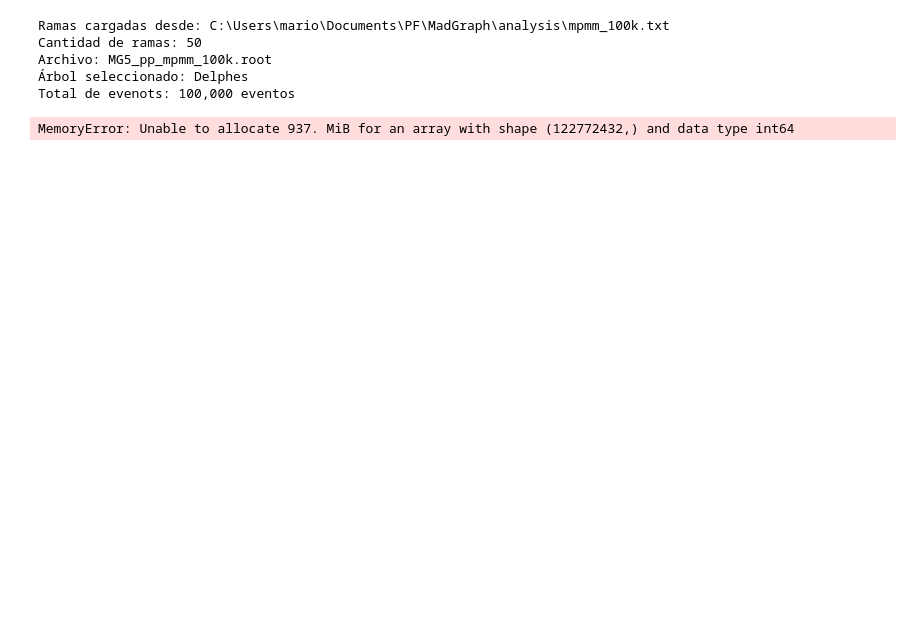
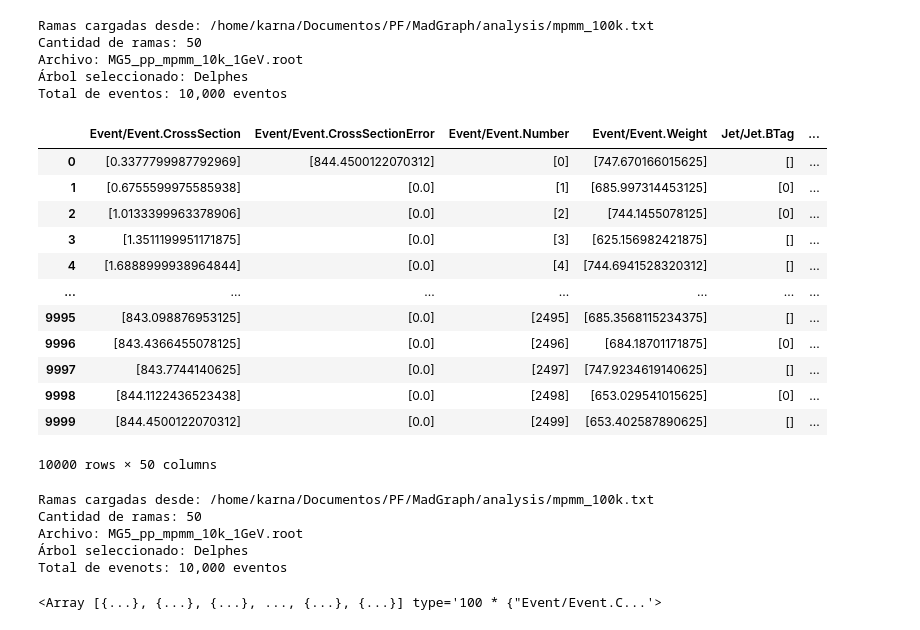
Before and after one commit to MASilva139/ECFM-PF, a Jupyter notebook: MadGraph/pp_mpmm.ipynb, the cells around one changed output. Drawn from its saved outputs; the diff is of its cells as text; code cells hidden in the pictures; blank space fills up the shorter version.

Commit message:
PF:13-(MG:02-DelphesRoot:02[io.py])

```diff
--- a/MadGraph/pp_mpmm.ipynb
+++ b/MadGraph/pp_mpmm.ipynb
@@ -73,14 +63,39 @@ Archivo: MG5_pp_mpmm_100k.root
 # %%
-io.csv(
-    output_path="mpmm_100k",
+io.load_dataframe(
     branches=io.txt_data("mpmm_100k"),
-    dataset='mpmm_100k',
-    library='ak'
+    dataset='mpmm_10k_1',
 )
 # %% [output]
-Ramas cargadas desde: C:\Users\mario\Documents\PF\MadGraph\analysis\mpmm_100k.txt
+Ramas cargadas desde: /home/karna/Documentos/PF/MadGraph/analysis/mpmm_100k.txt
 Cantidad de ramas: 50
-Archivo: MG5_pp_mpmm_100k.root
+Archivo: MG5_pp_mpmm_10k_1GeV.root
 Árbol seleccionado: Delphes
-Total de evenots: 100,000 eventos
+Total de eventos: 10,000 eventos
+|  | Event/Event.CrossSection | Event/Event.CrossSectionError | Event/Event.Number | Event/Event.Weight | Jet/Jet.BTag | ... |
+| 0 | [0.3377799987792969] | [844.4500122070312] | [0] | [747.670166015625] | [] | ... |
+| 1 | [0.6755599975585938] | [0.0] | [1] | [685.997314453125] | [0] | ... |
+| 2 | [1.0133399963378906] | [0.0] | [2] | [744.1455078125] | [0] | ... |
+| 3 | [1.3511199951171875] | [0.0] | [3] | [625.156982421875] | [] | ... |
+| 4 | [1.6888999938964844] | [0.0] | [4] | [744.6941528320312] | [] | ... |
+| ... | ... | ... | ... | ... | ... | ... |
+| 9995 | [843.098876953125] | [0.0] | [2495] | [685.3568115234375] | [] | ... |
+| 9996 | [843.4366455078125] | [0.0] | [2496] | [684.18701171875] | [0] | ... |
+| 9997 | [843.7744140625] | [0.0] | [2497] | [747.9234619140625] | [] | ... |
+| 9998 | [844.1122436523438] | [0.0] | [2498] | [653.029541015625] | [0] | ... |
+| 9999 | [844.4500122070312] | [0.0] | [2499] | [653.402587890625] | [] | ... |
-MemoryError: Unable to allocate 937. MiB for an array with shape (122772432,) and data type int64
+10000 rows × 50 columns
+# %%
+aw = io.load_awkward(
+    branches=io.txt_data("mpmm_100k"),
+    dataset='mpmm_10k_1',
+)
+# %% [output]
+Ramas cargadas desde: /home/karna/Documentos/PF/MadGraph/analysis/mpmm_100k.txt
+Cantidad de ramas: 50
+Archivo: MG5_pp_mpmm_10k_1GeV.root
+Árbol seleccionado: Delphes
+Total de evenots: 10,000 eventos
+# %%
+aw[:100]
+# %% [output]
+<Array [{...}, {...}, {...}, ..., {...}, {...}] type='100 * {"Event/Event.C...'>
```
Also changed, not shown: parts of 4 cells of this notebook, 8 other files.
